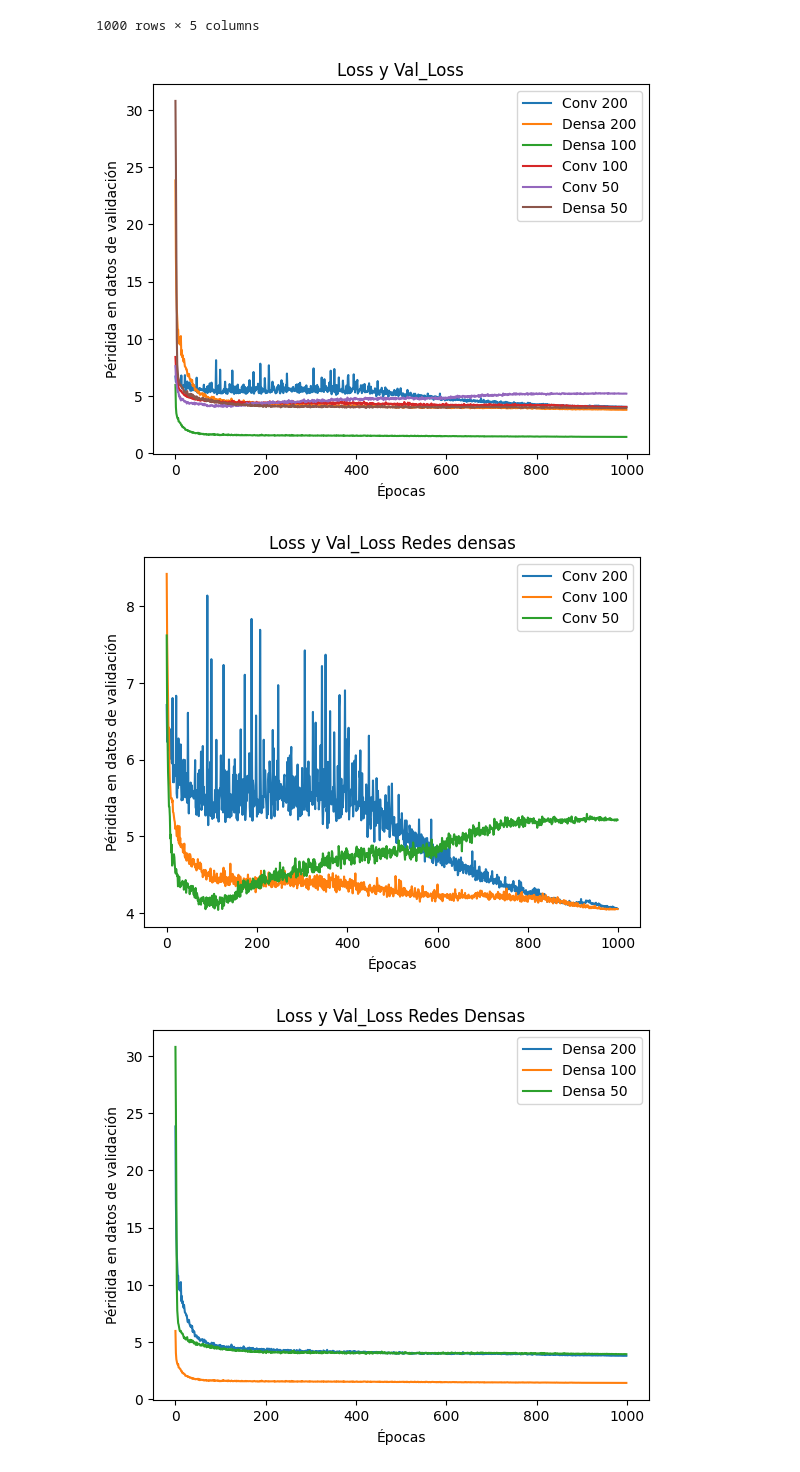
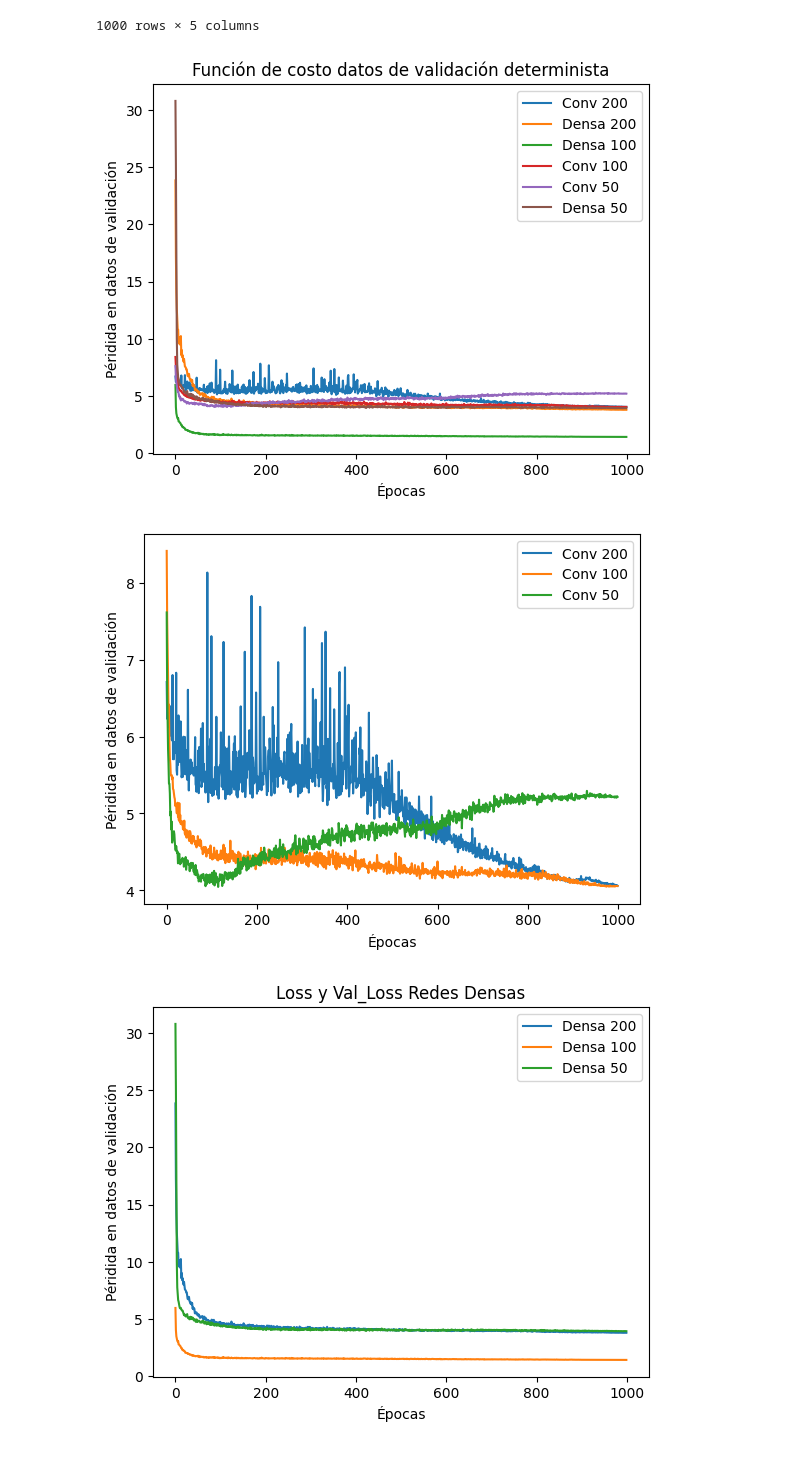
Before and after one commit to RafaSanCed/Tesis-Maestria, a Jupyter notebook: Gráficas finales/Gráficas Accuracy y Loss Trayectorias.ipynb, the cells around one changed output. Cells and saved outputs as stored; diff of their text form; code cells hidden in the pictures.

```diff
--- a/Gráficas finales/Gráficas Accuracy y Loss Trayectorias.ipynb
+++ b/Gráficas finales/Gráficas Accuracy y Loss Trayectorias.ipynb
@@ -24,7 +24,7 @@ df50conv
 | 999 | 2.964747 | 1.147985 | 5.215292 | 1.528296 | 0.000012 |
 1000 rows × 5 columns
 # %%
-ax = df200conv['val_loss'].plot(kind='line', title='Loss y Val_Loss', xlabel='Épocas',
+ax = df200conv['val_loss'].plot(kind='line', title='Función de costo datos de validación determinista', xlabel='Épocas',
                                 ylabel='Péridida en datos de validación', label='Conv 200')
 df200dense['val_loss'].plot(kind='line', ax=ax, label='Densa 200')
 df100dense['val_loss'].plot(kind='line', ax=ax, label='Densa 100')
@@ -36,18 +36,18 @@ df50dense['val_loss'].plot(kind='line', ax=ax, label='Densa 50')
 ax.legend()
 plt.show()
 # %% [output]
-[figure, old version]
+[figure, new version]
 # %%
-ax = df200conv['val_loss'].plot(kind='line', title='Loss y Val_Loss Redes densas', xlabel='Épocas',
+ax = df200conv['val_loss'].plot(kind='line', xlabel='Épocas',
                                 ylabel='Péridida en datos de validación', label='Conv 200')
 df100conv['val_loss'].plot(kind='line', ax=ax, label='Conv 100')
 df50conv['val_loss'].plot(kind='line', ax=ax, label='Conv 50')
 
 # Agrega leyenda y muestra la gráfica
 ax.legend()
 plt.show()
 # %% [output]
-[figure, old version]
+[figure, new version]
 # %%
 ax = df200dense['val_loss'].plot(kind='line', title='Loss y Val_Loss Redes Densas', xlabel='Épocas',
                                 ylabel='Péridida en datos de validación', label='Densa 200')
```
Also changed, not shown: parts of 3 cells of this notebook, 3 other files.
